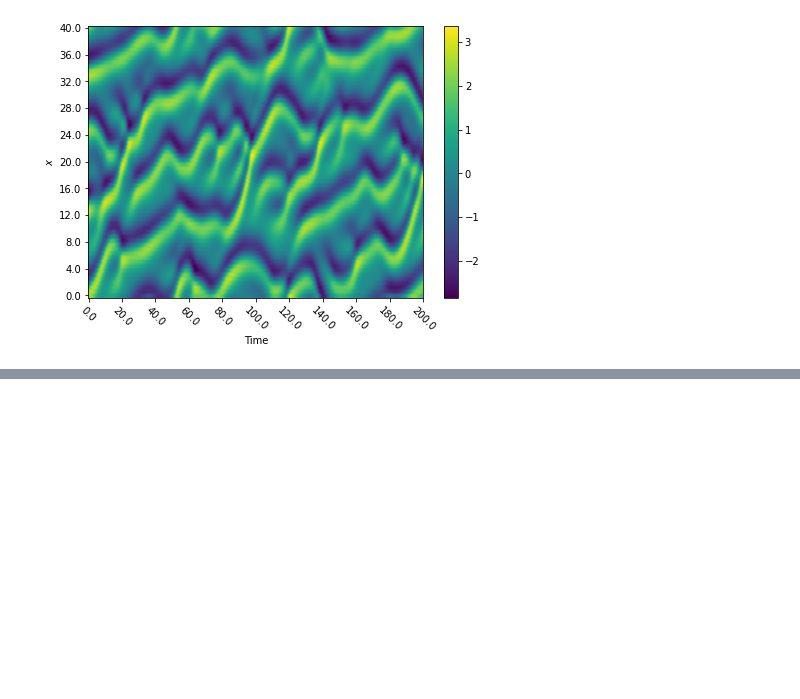
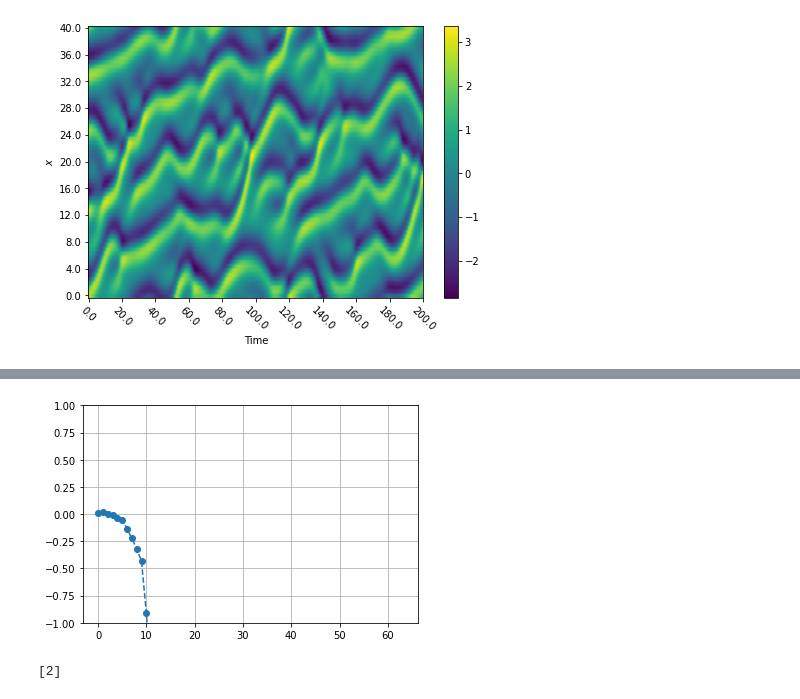
Before and after one commit to thisisrohan/MLROM, a Jupyter notebook: KS/LyapunovSpectrum.ipynb, the cells around one changed output, grey strips where cells are left out. Cells and saved outputs as stored; diff of their text form; code cells hidden in the pictures; blank space fills up the shorter version.

```diff
--- a/KS/LyapunovSpectrum.ipynb
+++ b/KS/LyapunovSpectrum.ipynb
@@ -368,0 +380,18 @@ plt.show()
+# %%
+l = l[0, -1::-1]
+prev_sum = 0
+for i in range(l.shape[0]):
+    prev_sum += l[i]
+    l[i] = prev_sum
+# %%
+plt.plot(l, marker='o', linestyle='--')
+plt.ylim(-1, 1)
+plt.grid(True)
+plt.show()
+# %% [output]
+[figure, added]
+# %%
+idx = np.where(np.abs(l) == np.abs(l).min())[0]
+print(idx)
+# %% [output]
+[2]
```
Also changed, not shown: parts of 12 cells of this notebook, 2 other files.
